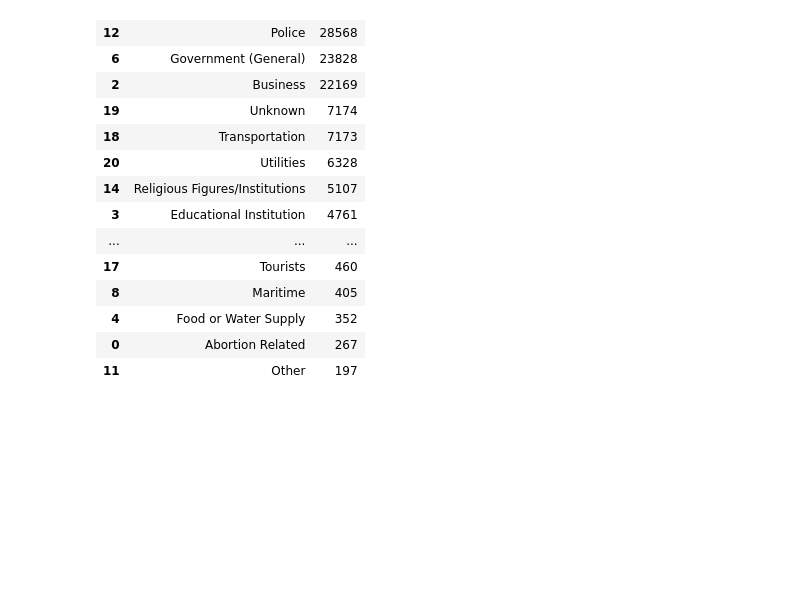
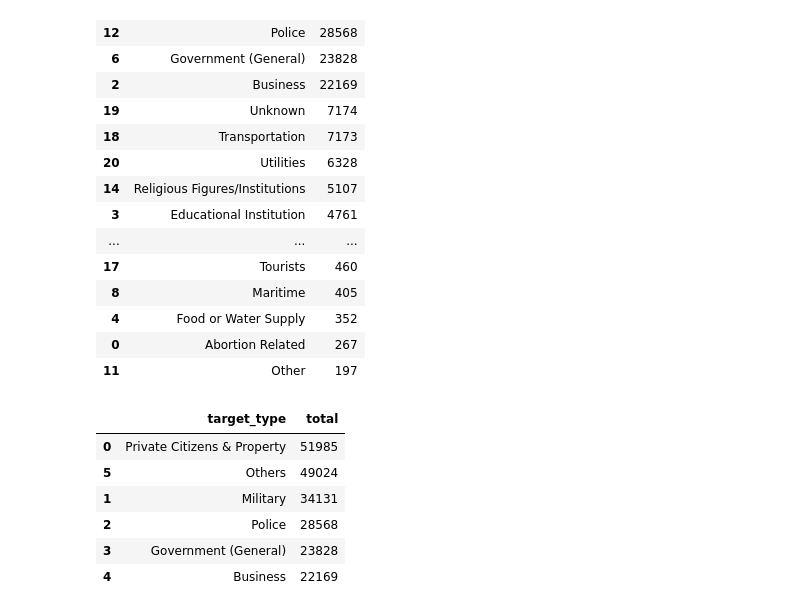
Before and after one commit to thanh309/dashboard-global-terrorism, a Jupyter notebook: code/pie_chart.ipynb, the cells around one changed output. Drawn from its saved outputs; the diff is of its cells as text; code cells hidden in the pictures; blank space fills up the shorter version.

```diff
--- a/code/pie_chart.ipynb
+++ b/code/pie_chart.ipynb
@@ -37,5 +37,28 @@ tar_type_df
 | 4 | Food or Water Supply | 352 |
 | 0 | Abortion Related | 267 |
 | 11 | Other | 197 |
+# %%
+# Separate top 5 and remaining rows
+top_5 = tar_type_df.head(5)
+others = tar_type_df.iloc[5:]
+
+# Calculate the total count for 'others'
+others_total = others['total'].sum()
+
+# Create a DataFrame for 'others' with a single row
+others_df = pd.DataFrame({'target_type': 'Others', 'total': others_total}, index=[0])
+
+# Concatenate top_5 and others_df
+tar_type_df = pd.concat([top_5, others_df], ignore_index=True)
+tar_type_df = tar_type_df.sort_values(by='total', ascending=False)
+tar_type_df
+# %% [output]
+|  | target_type | total |
+| 0 | Private Citizens & Property | 51985 |
+| 5 | Others | 49024 |
+| 1 | Military | 34131 |
+| 2 | Police | 28568 |
+| 3 | Government (General) | 23828 |
+| 4 | Business | 22169 |
 # %%
 import plotly.express as px
```
Also changed, not shown: parts of 6 cells of this notebook.
